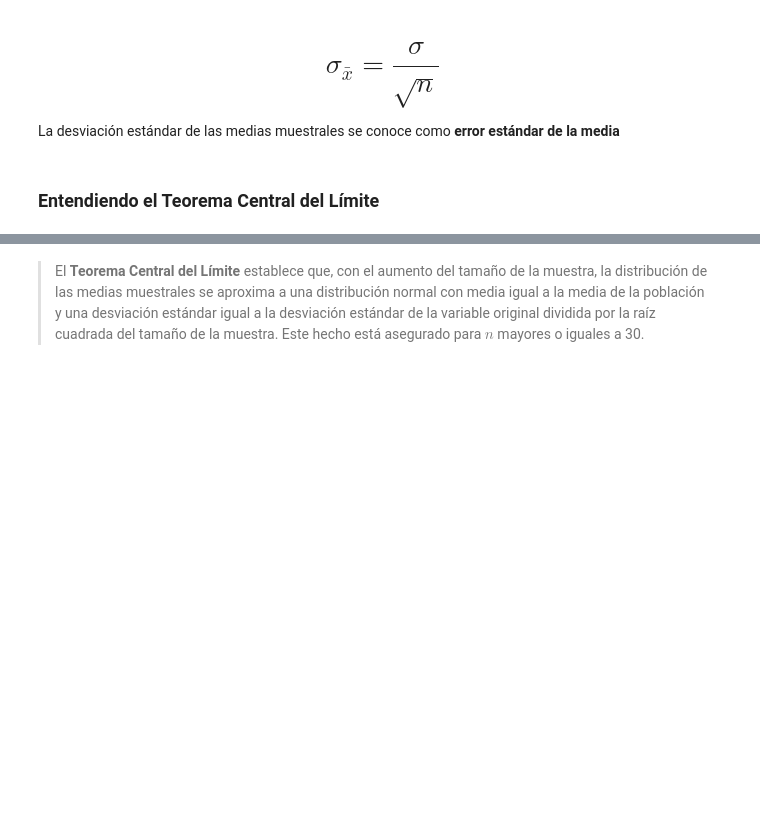
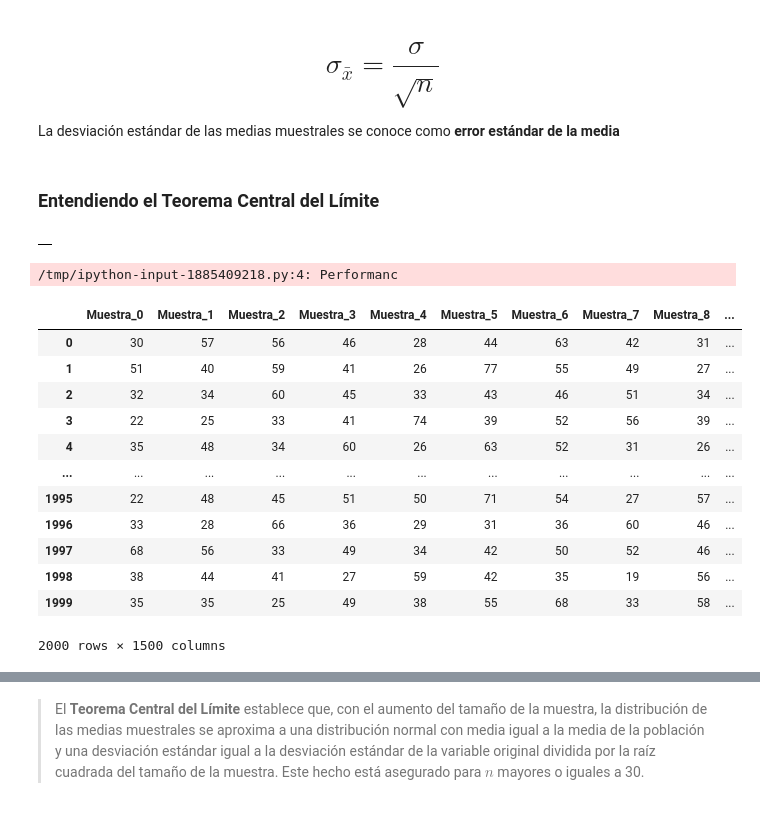
Before and after one commit to AndresCMontejo/probabilidad-y-muestreo, a Jupyter notebook: Probabilidad_y_muestreo.ipynb, the cells around one changed output, grey strips where cells are left out. Cells and saved outputs as stored; diff of their text form; code cells hidden in the pictures; blank space fills up the shorter version.

```diff
--- a/Probabilidad_y_muestreo.ipynb
+++ b/Probabilidad_y_muestreo.ipynb
@@ -974,0 +1011,26 @@ La desviación estándar de las medias muestrales se conoce como **error estánd
+# %%
+muestras = pd.DataFrame()
+muestras
+# %% [output]
+|  |
+# %%
+for i in range(total_de_muestras):
+  _ = datos.Edad.sample(n)
+  _.index = range(0, len(_))
+  muestras['Muestra_' + str(i)] = _
+muestras
+# %% [output]
+/tmp/ipython-input-1885409218.py:4: Performanc
+|  | Muestra_0 | Muestra_1 | Muestra_2 | Muestra_3 | Muestra_4 | Muestra_5 | Muestra_6 | Muestra_7 | Muestra_8 | ... |
+| 0 | 30 | 57 | 56 | 46 | 28 | 44 | 63 | 42 | 31 | ... |
+| 1 | 51 | 40 | 59 | 41 | 26 | 77 | 55 | 49 | 27 | ... |
+| 2 | 32 | 34 | 60 | 45 | 33 | 43 | 46 | 51 | 34 | ... |
+| 3 | 22 | 25 | 33 | 41 | 74 | 39 | 52 | 56 | 39 | ... |
+| 4 | 35 | 48 | 34 | 60 | 26 | 63 | 52 | 31 | 26 | ... |
+| ... | ... | ... | ... | ... | ... | ... | ... | ... | ... | ... |
+| 1995 | 22 | 48 | 45 | 51 | 50 | 71 | 54 | 27 | 57 | ... |
+| 1996 | 33 | 28 | 66 | 36 | 29 | 31 | 36 | 60 | 46 | ... |
+| 1997 | 68 | 56 | 33 | 49 | 34 | 42 | 50 | 52 | 46 | ... |
+| 1998 | 38 | 44 | 41 | 27 | 59 | 42 | 35 | 19 | 56 | ... |
+| 1999 | 35 | 35 | 25 | 49 | 38 | 55 | 68 | 33 | 58 | ... |
+2000 rows × 1500 columns
```
Also changed, not shown: parts of 31 cells of this notebook.
